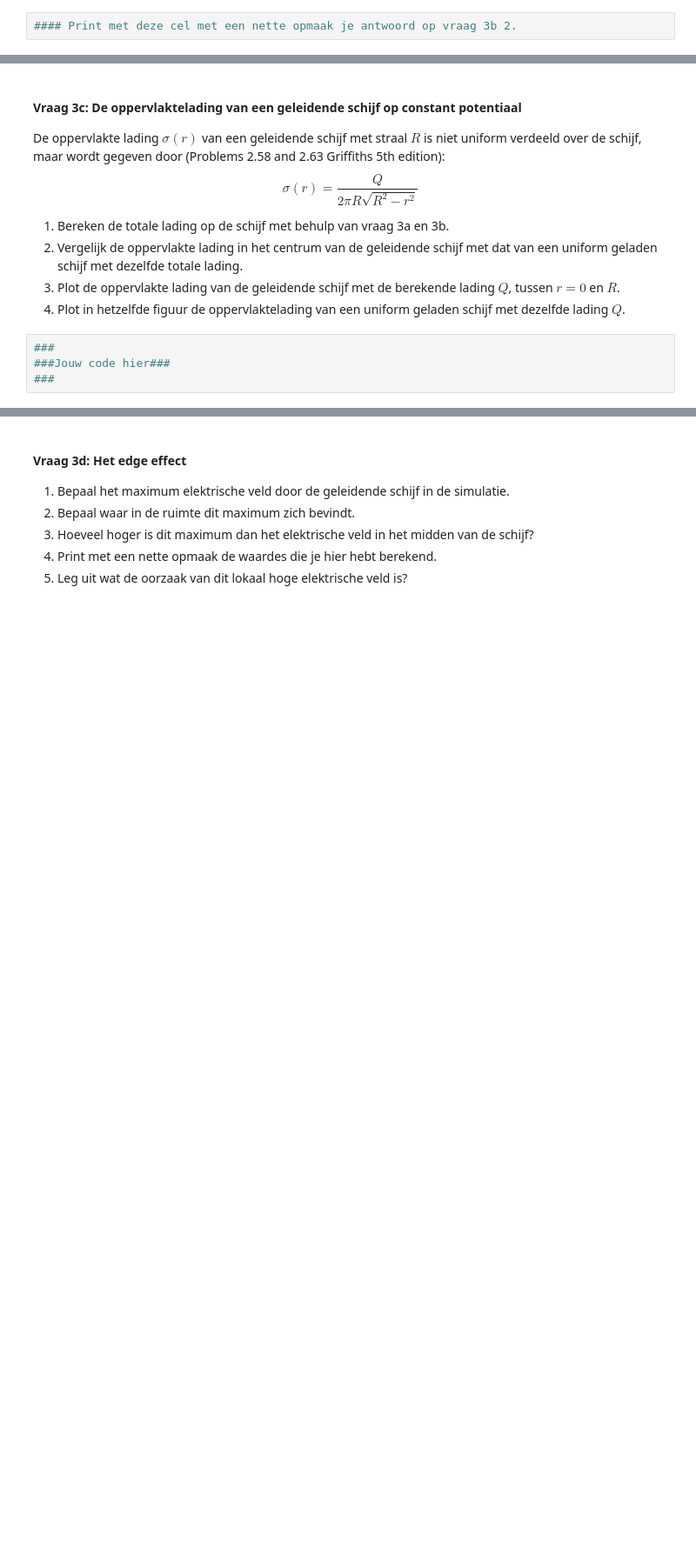
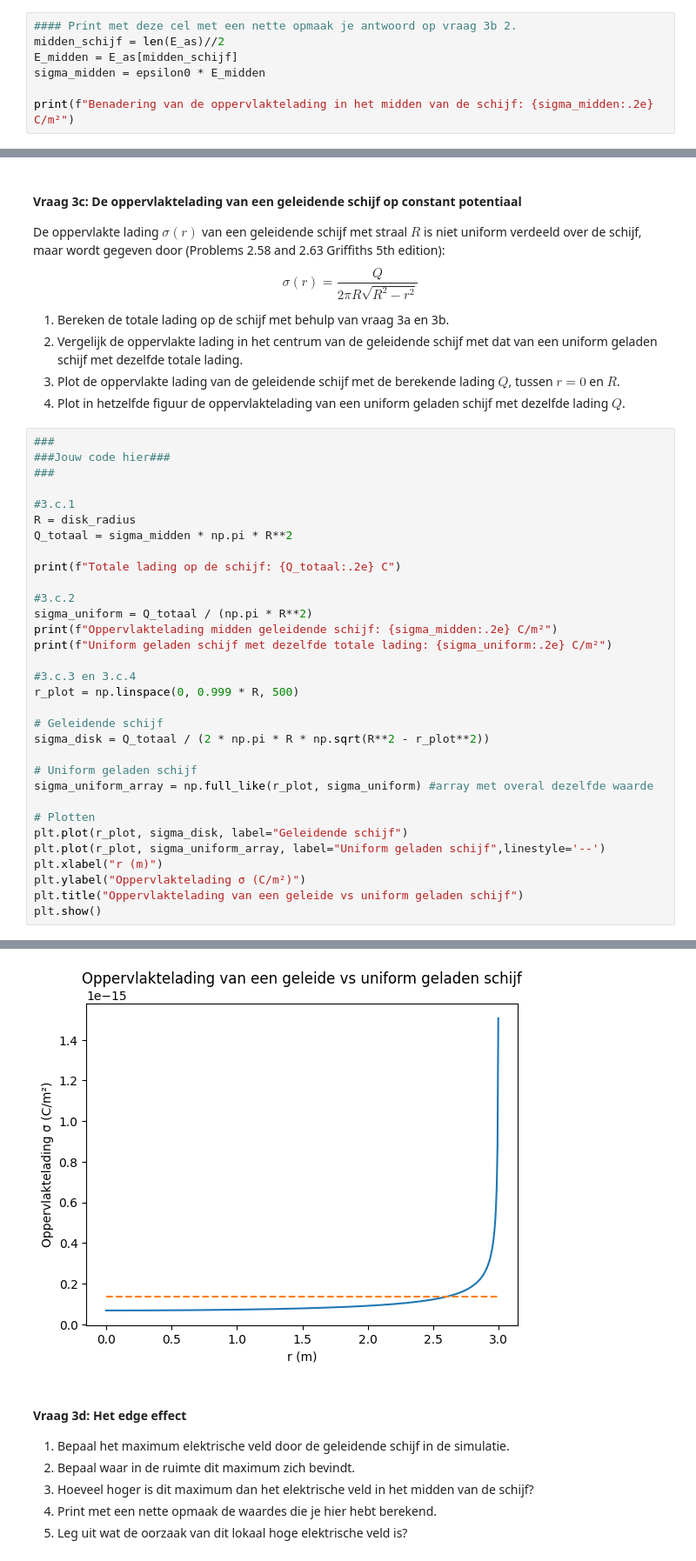
Before and after one commit to Nina925/opdrachten-DEF-D, a Jupyter notebook: DigitaleOntwerpopdrachten/1CondensatorOpdracht/CondensatorOntwerpopdracht.ipynb, the cells around one changed output, grey strips where cells are left out. Shown at 87% size. Cells and saved outputs as stored; diff of their text form; blank space fills up the shorter version.

```diff
--- a/DigitaleOntwerpopdrachten/1CondensatorOpdracht/CondensatorOntwerpopdracht.ipynb
+++ b/DigitaleOntwerpopdrachten/1CondensatorOpdracht/CondensatorOntwerpopdracht.ipynb
@@ -360,2 +381,7 @@ plot_results_disk(Ez, Er, normE, V, r, z, grid_step, disk_radius, z_pos_disk1, z
 # %%
 #### Print met deze cel met een nette opmaak je antwoord op vraag 3b 2.
+midden_schijf = len(E_as)//2
+E_midden = E_as[midden_schijf]
+sigma_midden = epsilon0 * E_midden
+
+print(f"Benadering van de oppervlaktelading in het midden van de schijf: {sigma_midden:.2e} C/m²")
@@ -373,3 +401,32 @@ $$\sigma(r) = \frac{Q}{2 \pi R \sqrt{R^2 - r^2}}$$
 ###
 ###Jouw code hier###
 ###
+
+#3.c.1
+R = disk_radius
+Q_totaal = sigma_midden * np.pi * R**2
+
+print(f"Totale lading op de schijf: {Q_totaal:.2e} C")
+
+#3.c.2
+sigma_uniform = Q_totaal / (np.pi * R**2)
+print(f"Oppervlaktelading midden geleidende schijf: {sigma_midden:.2e} C/m²")
+print(f"Uniform geladen schijf met dezelfde totale lading: {sigma_uniform:.2e} C/m²")
+
+#3.c.3 en 3.c.4
+r_plot = np.linspace(0, 0.999 * R, 500)
+
+# Geleidende schijf
+sigma_disk = Q_totaal / (2 * np.pi * R * np.sqrt(R**2 - r_plot**2))
+
+# Uniform geladen schijf
+sigma_uniform_array = np.full_like(r_plot, sigma_uniform) #array met overal dezelfde waarde
+
+# Plotten
+plt.plot(r_plot, sigma_disk, label="Geleidende schijf")
+plt.plot(r_plot, sigma_uniform_array, label="Uniform geladen schijf",linestyle='--')
+plt.xlabel("r (m)")
+plt.ylabel("Oppervlaktelading σ (C/m²)")
+plt.title("Oppervlaktelading van een geleide vs uniform geladen schijf")
+plt.show()
+# %% [output]
@@ -376,3 +436,4 @@ $$\sigma(r) = \frac{Q}{2 \pi R \sqrt{R^2 - r^2}}$$
+[figure, added]
 # %% [markdown]
 #### Vraag 3d: Het edge effect
 
```
Also changed, not shown: parts of 15 cells of this notebook, 1 other file.
